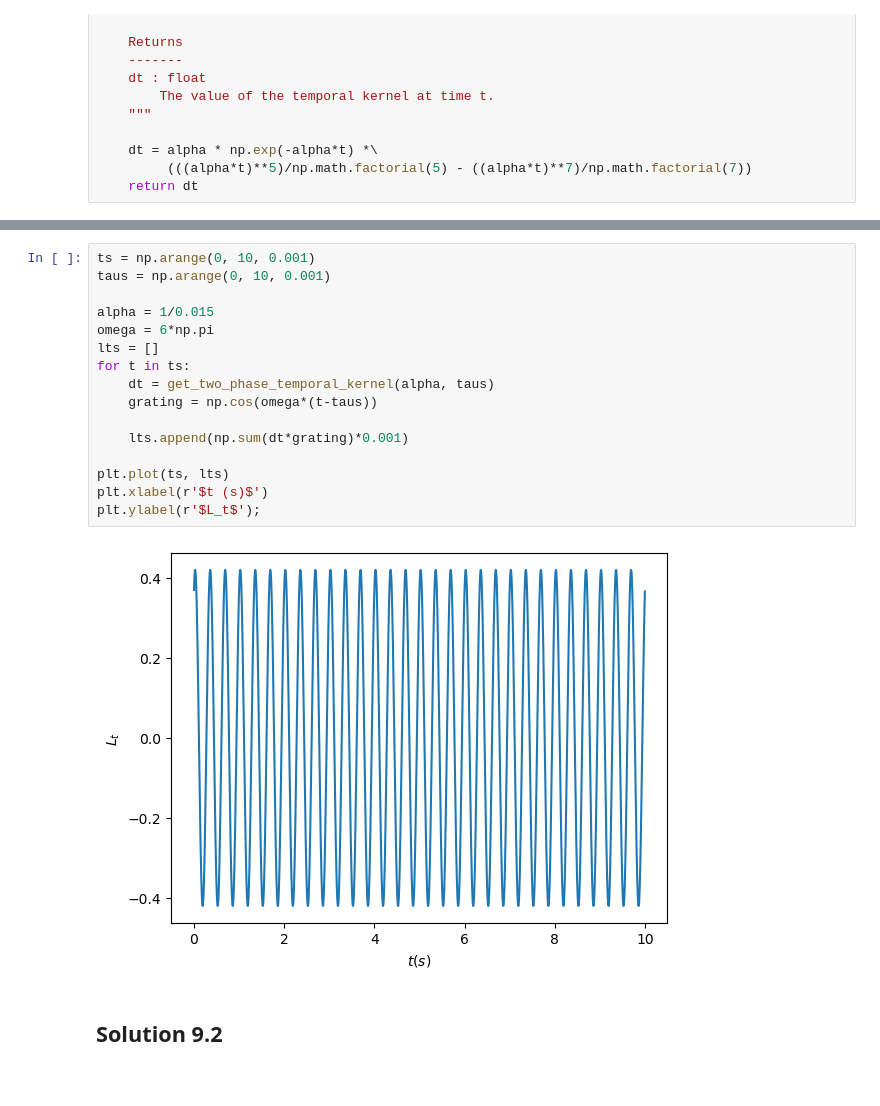
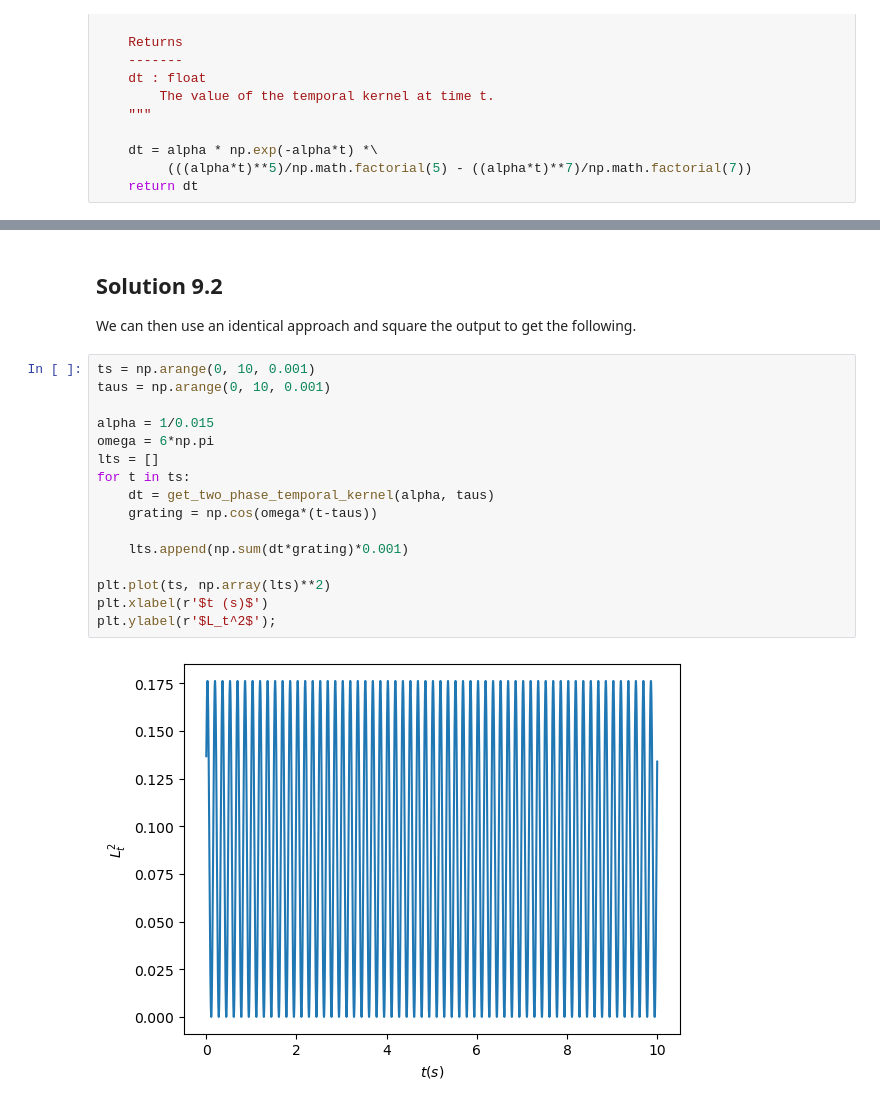
Before and after one commit to JKilgallen/theoretical_neuroscience, a Jupyter notebook: exercises/c2.ipynb, the cells around one changed output, grey strips where cells are left out. Cells and saved outputs as stored; diff of their text form.

Commit message:
Added solutions to exercise 10.

```diff
--- a/exercises/c2.ipynb
+++ b/exercises/c2.ipynb
@@ -924,20 +946,21 @@ def get_two_phase_temporal_kernel(alpha, t):
+# %% [markdown]
+## Solution 9.2
+We can then use an identical approach and square the output to get the following.
 # %%
 ts = np.arange(0, 10, 0.001)
 taus = np.arange(0, 10, 0.001)
 
 alpha = 1/0.015
 omega = 6*np.pi
 lts = []
 for t in ts:
     dt = get_two_phase_temporal_kernel(alpha, taus)
     grating = np.cos(omega*(t-taus))
 
     lts.append(np.sum(dt*grating)*0.001)
 
-plt.plot(ts, lts)
+plt.plot(ts, np.array(lts)**2)
 plt.xlabel(r'$t (s)$')
-plt.ylabel(r'$L_t$');
+plt.ylabel(r'$L_t^2$');
 # %% [output]
-[figure, old version]
+[figure, new version]
-# %% [markdown]
-## Solution 9.2
```
Also changed, not shown: parts of 14 cells of this notebook.
